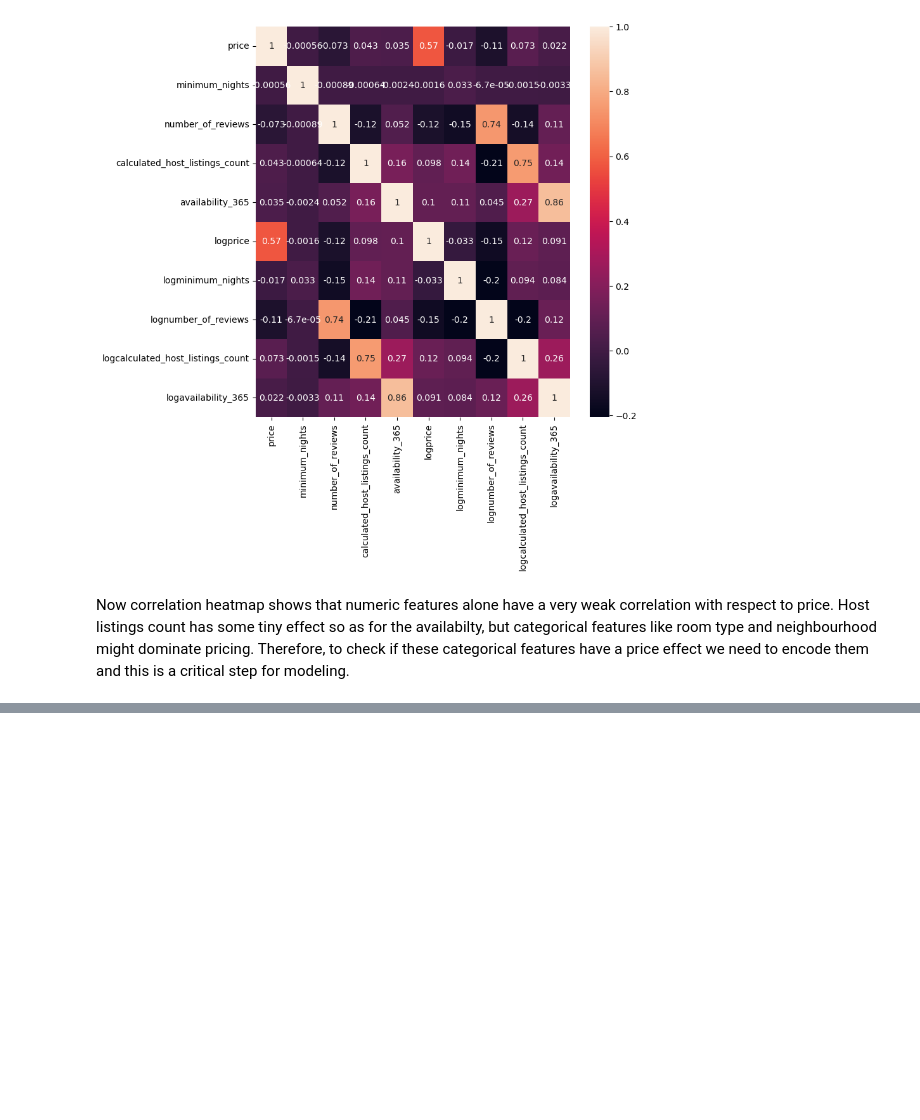
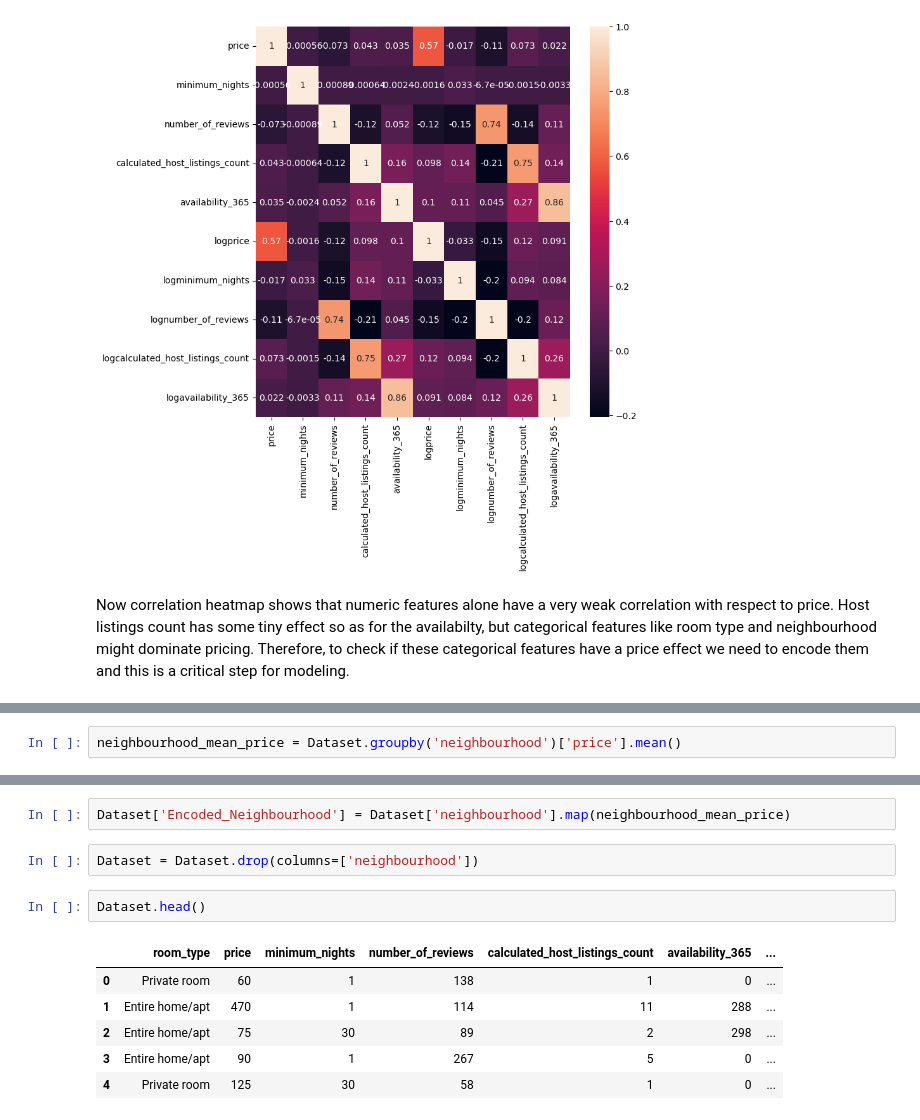
Before and after one commit to AryanSharma1017/Dynamic-Pricing-System, a Jupyter notebook: model.ipynb, the cells around one changed output, grey strips where cells are left out. Drawn from its saved outputs; the diff is of its cells as text; blank space fills up the shorter version.

```diff
--- a/model.ipynb
+++ b/model.ipynb
@@ -178,0 +258,2 @@ Now correlation heatmap shows that numeric features alone have a very weak corre
+# %%
+neighbourhood_mean_price = Dataset.groupby('neighbourhood')['price'].mean()
@@ -178,0 +276,13 @@ Now correlation heatmap shows that numeric features alone have a very weak corre
+# %%
+Dataset['Encoded_Neighbourhood'] = Dataset['neighbourhood'].map(neighbourhood_mean_price)
+# %%
+Dataset = Dataset.drop(columns=['neighbourhood'])
+# %%
+Dataset.head()
+# %% [output]
+|  | room_type | price | minimum_nights | number_of_reviews | calculated_host_listings_count | availability_365 | ... |
+| 0 | Private room | 60 | 1 | 138 | 1 | 0 | ... |
+| 1 | Entire home/apt | 470 | 1 | 114 | 11 | 288 | ... |
+| 2 | Entire home/apt | 75 | 30 | 89 | 2 | 298 | ... |
+| 3 | Entire home/apt | 90 | 1 | 267 | 5 | 0 | ... |
+| 4 | Private room | 125 | 30 | 58 | 1 | 0 | ... |
```
Also changed, not shown: parts of 14 cells of this notebook.
